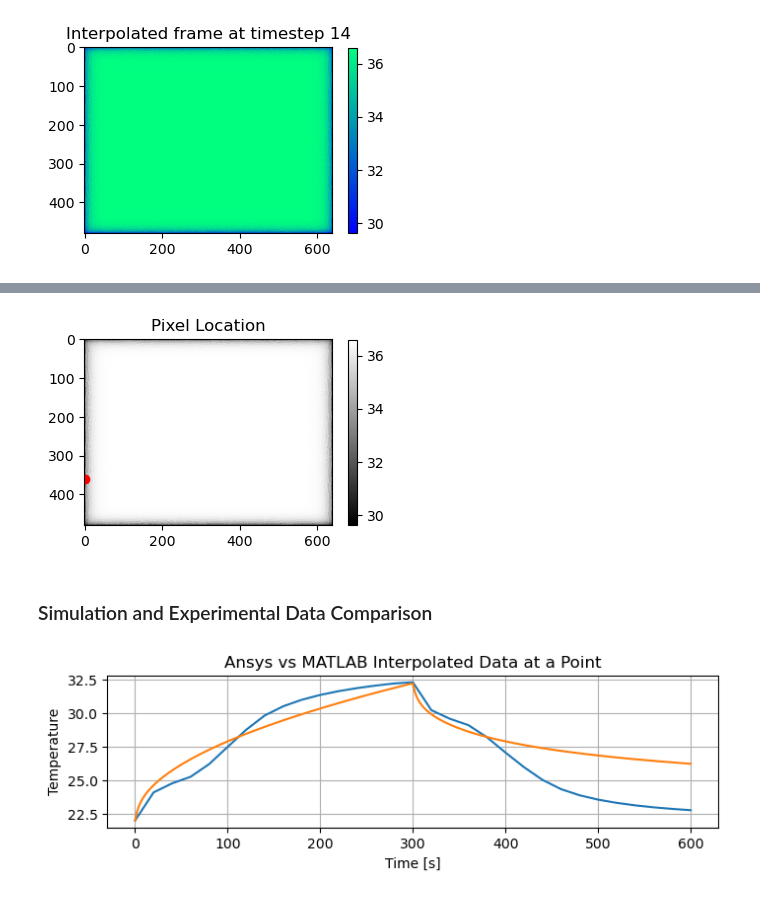
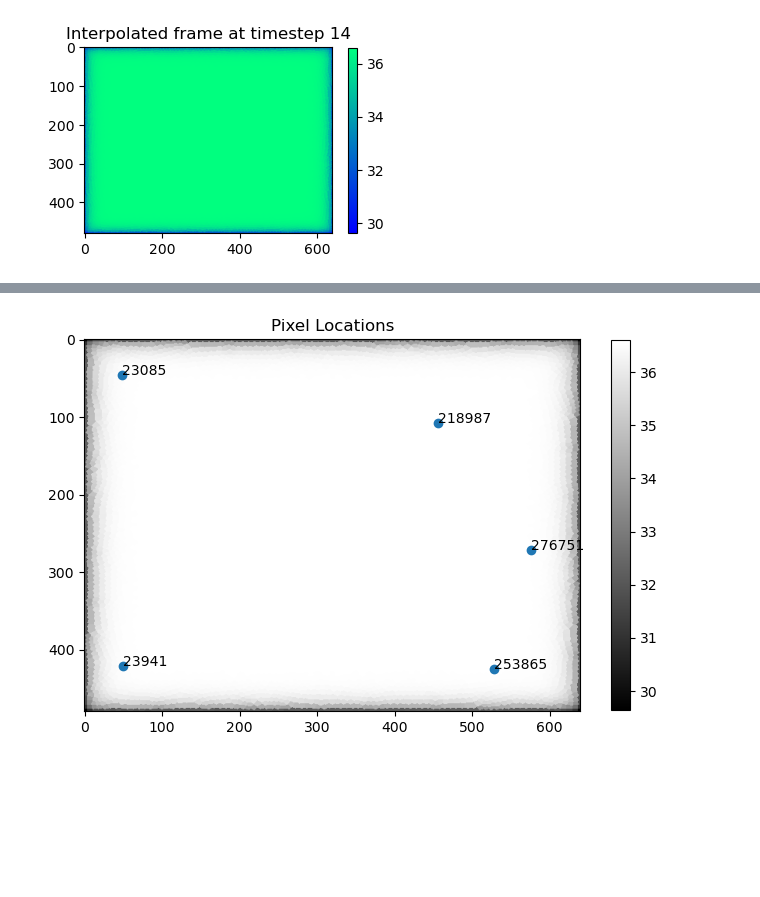
Before and after one commit to lvburik/TeamInternship, a Jupyter notebook: Preprocessing/simulation_comparison.ipynb, the cells around one changed output, grey strips where cells are left out. Cells and saved outputs as stored; diff of their text form; code cells hidden in the pictures; blank space fills up the shorter version.

Commit message:
fix up comparison notebook

```diff
--- a/Preprocessing/simulation_comparison.ipynb
+++ b/Preprocessing/simulation_comparison.ipynb
@@ -101,18 +107,9 @@ plt.show()
 # %% [markdown]
 ## Ansys Interpolation & Comparison to MATLAB
 # %%
-# load ansys simulation data
-path = "../SimulationModel/simulation results.csv"
-ansys_data = pd.read_csv(path)
-matlab_data = simulation_data
-
-# path to experimental data
-data_path = "/Users/kelseypenners/Library/CloudStorage/OneDrive-TUEindhoven/Li, Muyao's files - 5ARIP10 shared data/Experimental data/composite plate"
+# load experimental data
+data_path = "/Users/kelseypenners/Library/CloudStorage/OneDrive-TUEindhoven/Li, Muyao's files - 5ARIP10 shared data/Experimental data/resin plates"
 files = os.listdir(data_path)
 
 npy_path = os.path.join(data_path, files[0])
 experimental_data = np.load(npy_path)
-
-print("composite plate npy shape: ", experimental_data.shape)
-print("ansys simulation data shape: ", ansys_data.shape)
-print("MATLAB simulation data shape: ", matlab_data.shape)
@@ -201,0 +232,11 @@ plt.show()
+# %%
+# plot various pixel temperatures over time
+pixels = np.random.choice(307200, 5)
+temps = [ansys_flattened_temperatures, sim_data, experimental_data]
+timesteps = [np.linspace(0, 600, ansys_flattened_temperatures.shape[0]),
+             np.linspace(0, 600, sim_data.shape[0]),
+             np.linspace(0, experimental_data.shape[0]*0.5, experimental_data.shape[0])]
+labels = ["ansys", "matlab", "experimental"]
+print("Pixel Comparison: ")
+for pixel in pixels:
+    plot_pixel_temp(pixel, temps, timesteps, labels)
@@ -202,32 +250,21 @@ plt.show()
 # %%
-# plot frame
-ansys_frame = ansys_flattened_temperatures[ansys_timestep, :].reshape((480, 640))
-pixel = 1000
-row, col = divmod(pixel, 640)
+# plot pixel locations on a frame
+frame = sim_data[timestep, :].reshape((480, 640))
+#pixels = [47662, 67512, 97594, 123790, 132210, 208410, 297585, 302573]
+x = []
+y = []
+for pixel in pixels:
+    row, col = divmod(pixel, 480)
+    x.append(row)
+    y.append(col)
 
-plt.figure(figsize=(4,3))
+plt.figure(figsize=(8,6))
+plt.scatter(x, y, label=pixels)
 plt.imshow(ansys_frame, cmap='grey')
-plt.plot(row, col, "ro")
+for i, txt in enumerate(pixels):
+    plt.annotate(txt, (x[i], y[i]))
 plt.colorbar(shrink=0.8)
-plt.title(f"Pixel Location")
+plt.title(f"Pixel Locations")
 plt.show()
 # %% [output]
-[figure, old version]
+[figure, new version]
-# %% [markdown]
-### Simulation and Experimental Data Comparison
-# %%
-p_ansys = ansys_flattened_temperatures[:,pixel]
-t_ansys = np.linspace(0, 600, 31)
-p_matlab = flattened_temperatures[:,pixel]
-t_matlab = np.linspace(0, 600, 301)
-
-plt.figure(figsize=(8,2))
-plt.plot(t_ansys, p_ansys)
-plt.plot(t_matlab, p_matlab)
-plt.xlabel('Time [s]')
-plt.ylabel('Temperature')
-plt.grid('on')
-plt.title("Ansys vs MATLAB Interpolated Data at a Point")
-plt.show()
-# %% [output]
-[figure, removed]
```
Also changed, not shown: parts of 20 cells of this notebook.
